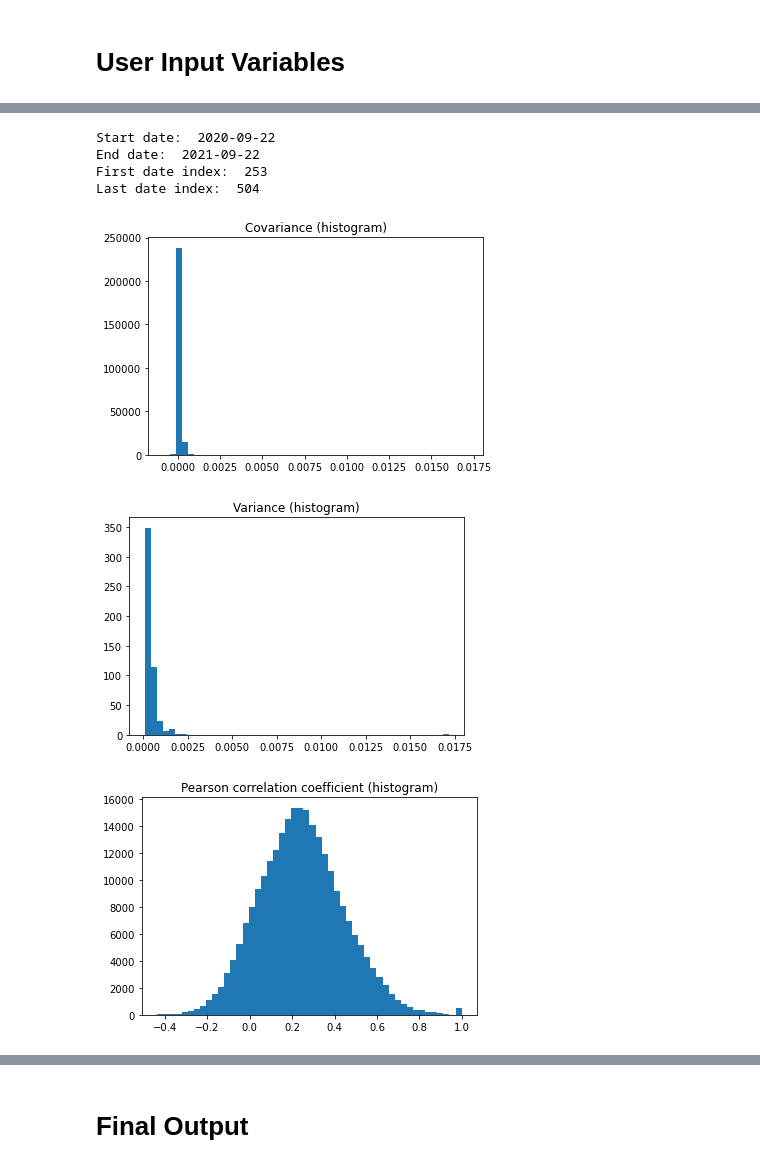
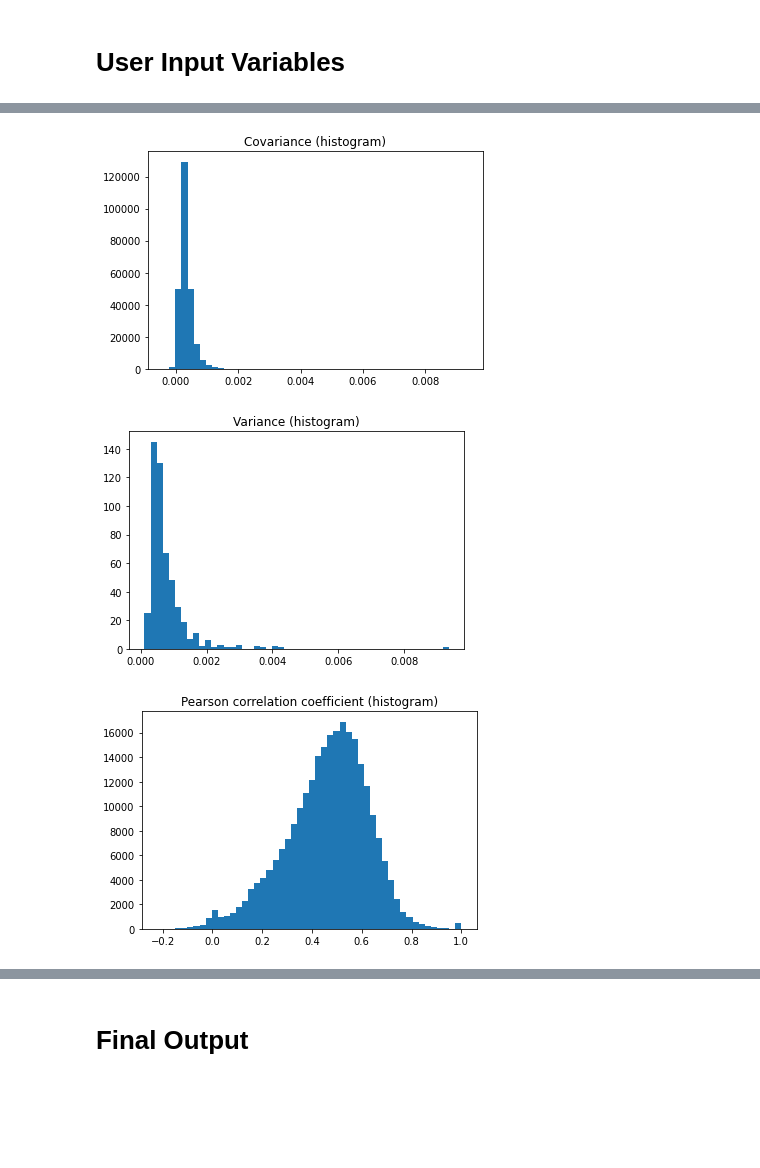
Before and after one commit to mrtong96/pif, a Jupyter notebook: investment_advice/investment_advice_merged_cleaned_katrina.ipynb, the cells around one changed output, grey strips where cells are left out. Drawn from its saved outputs; the diff is of its cells as text; code cells hidden in the pictures; blank space fills up the shorter version.

```diff
--- a/investment_advice/investment_advice_merged_cleaned_katrina.ipynb
+++ b/investment_advice/investment_advice_merged_cleaned_katrina.ipynb
@@ -86,5 +66,5 @@ if '--' in tickers:
     tickers.remove('--')
 
 # store historical stock price data
-historical_data = get_historical_data_batch(tickers, start_date, end_date)
+historical_data = get_historical_data_batch(tickers, START_DATE, END_DATE)
 # %% [output]
@@ -141,52 +125,37 @@ Wall time: 46.7 ms
-# %%
-start_date = (datetime.datetime.now() - datetime.timedelta(days=365)).date()
-end_date = datetime.datetime.now().date()
-
-print("Start date: ", start_date, "\nEnd date: ", end_date)
-
-# calculate mean and covariance
-def compute_mean_variance(start_date, end_date):
-    sorted_dates = sorted(date_to_index.keys())
-    first_date_index = np.searchsorted(sorted_dates, start_date) + 1
-    last_date_index = np.searchsorted(sorted_dates, end_date)
-    print("First date index: ", first_date_index, "\nLast date index: ", last_date_index)
-
-    date_matrix = log_price_matrix[:, first_date_index: last_date_index]
-    date_diffs = date_matrix[:, 1:] - date_matrix[:, :-1]
-
-    means = np.mean(date_diffs, axis=1)
-    covariance = (np.dot(date_diffs, date_diffs.T) / (date_diffs.shape[1] ** 1)) - np.outer(means, means)
-
-    return means, covariance
-
-means, covariance = compute_mean_variance(start_date, end_date)
-# %% [output]
-Start date:  2020-09-22
-End date:  2021-09-22
-First date index:  253
-Last date index:  504
+# %%
+# calculate mean and covariance
+def compute_mean_variance(start_date, end_date):
+    date_diffs = log_price_matrix[:, 1:] - log_price_matrix[:, :-1]
+
+    mean_vector = np.mean(date_diffs, axis=1)
+    # Cov[XY] = E[XY] - E[X]E[Y]
+    covariance_matrix = np.dot(date_diffs, date_diffs.T) / date_diffs.shape[1]
+    covariance_matrix -= np.outer(mean_vector, mean_vector)
+
+    return mean_vector, covariance_matrix
+
+mean_vector, covariance_matrix = compute_mean_variance(START_DATE, END_DATE)
 # %%
 # plot flattened covariance array
 
-plt.hist(covariance.flatten(), bins=50)
+plt.hist(covariance_matrix.flatten(), bins=50)
 plt.title('Covariance (histogram)')
 plt.show()
 # %% [output]
-[figure, old version]
+[figure, new version]
 # %%
 # variance is the diagonal of covariance matrix
 
-plt.hist(np.diag(covariance), bins=50)
+plt.hist(np.diag(covariance_matrix), bins=50)
 plt.title('Variance (histogram)')
 plt.show()
 # %% [output]
-[figure, old version]
+[figure, new version]
 # %%
 # calculate and plot Pearson correlation coefficient (normalized covariance)
-pearsons = [covariance[i, j] / np.sqrt(covariance[i, i] * covariance[j, j])
-            for i in range(covariance.shape[0]) for j in range(covariance.shape[1])]
-plt.hist(pearsons, bins=50)
+pearsons = covariance_matrix / np.sqrt(np.outer(np.diag(covariance_matrix), np.diag(covariance_matrix)))
+plt.hist(pearsons.flatten(), bins=50)
 plt.title('Pearson correlation coefficient (histogram)')
 plt.show()
 # %% [output]
-[figure, old version]
+[figure, new version]
```
Also changed, not shown: parts of 17 cells of this notebook, 3 other files.
